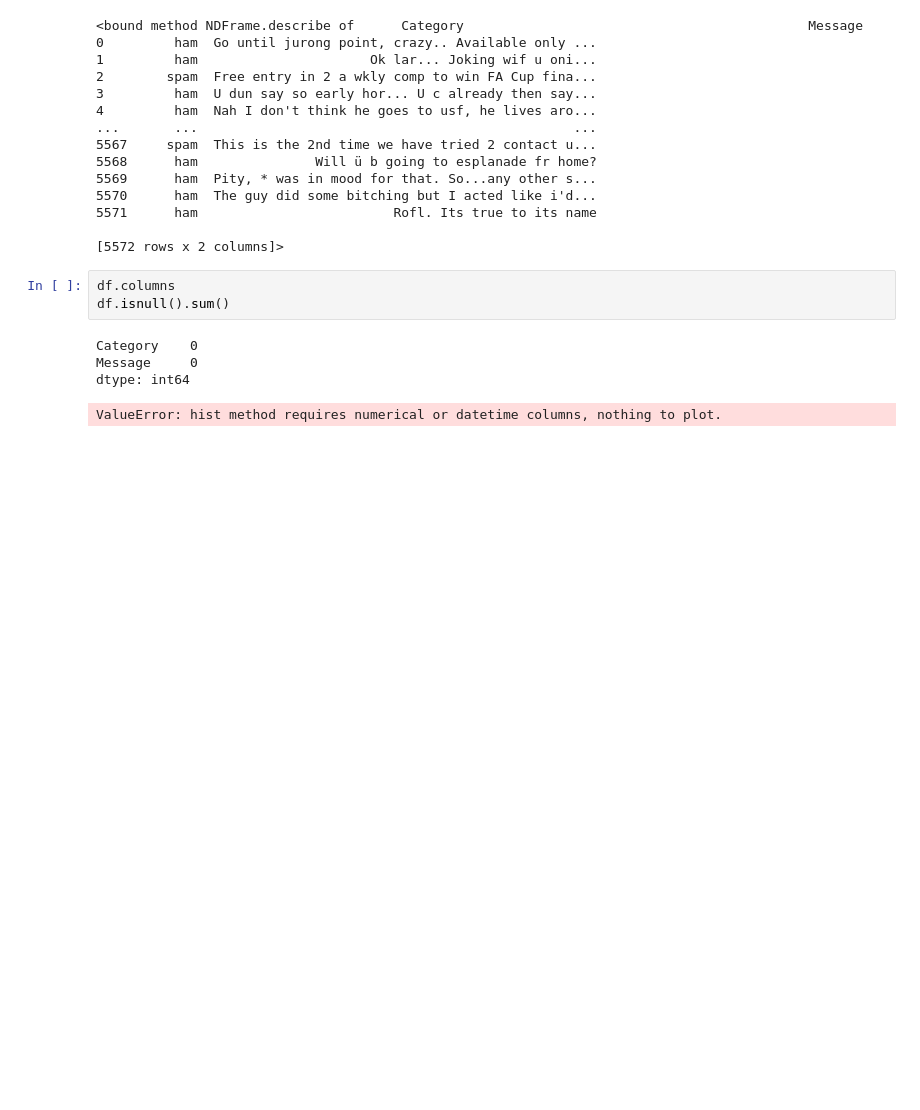
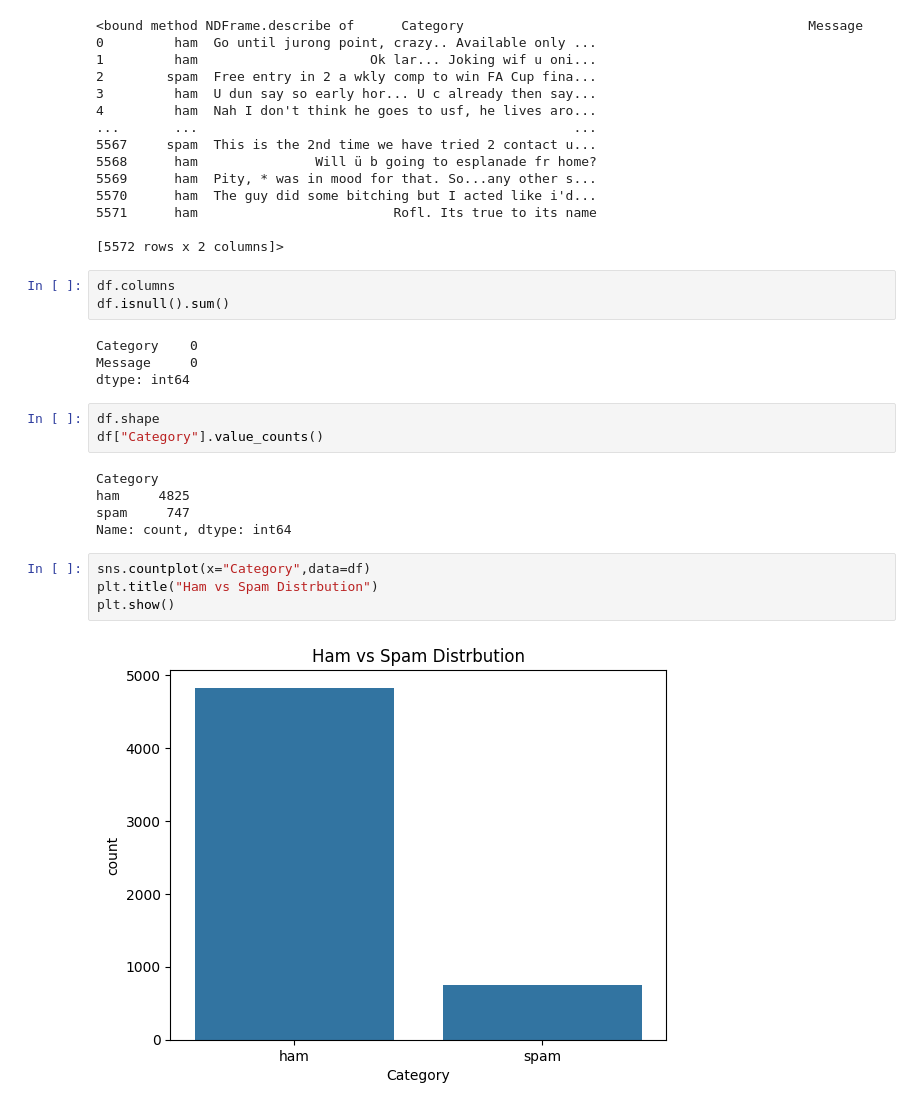
Before and after one commit to UmymaM/ml-dl-cv-fundamentals, a Jupyter notebook: spam-email-detector/eda.ipynb, the cells around one changed output. Cells and saved outputs as stored; diff of their text form; blank space fills up the shorter version.

```diff
--- a/spam-email-detector/eda.ipynb
+++ b/spam-email-detector/eda.ipynb
@@ -60,5 +60,16 @@ Category    0
 Message     0
 dtype: int64
 # %%
+df.shape
+df["Category"].value_counts()
 # %% [output]
-ValueError: hist method requires numerical or datetime columns, nothing to plot.
+Category
+ham     4825
+spam     747
+Name: count, dtype: int64
+# %%
+sns.countplot(x="Category",data=df)
+plt.title("Ham vs Spam Distrbution")
+plt.show()
+# %% [output]
+[figure, added]
```
Also changed, not shown: parts of 2 cells of this notebook.
